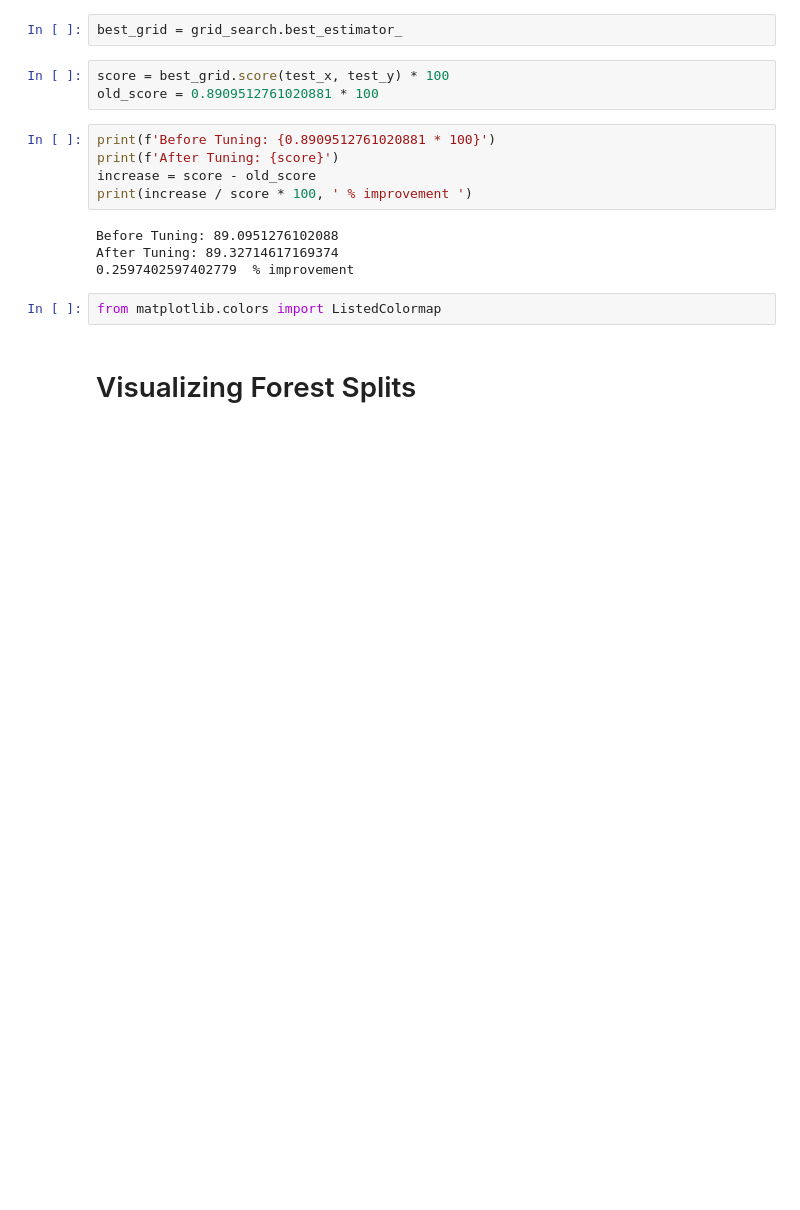
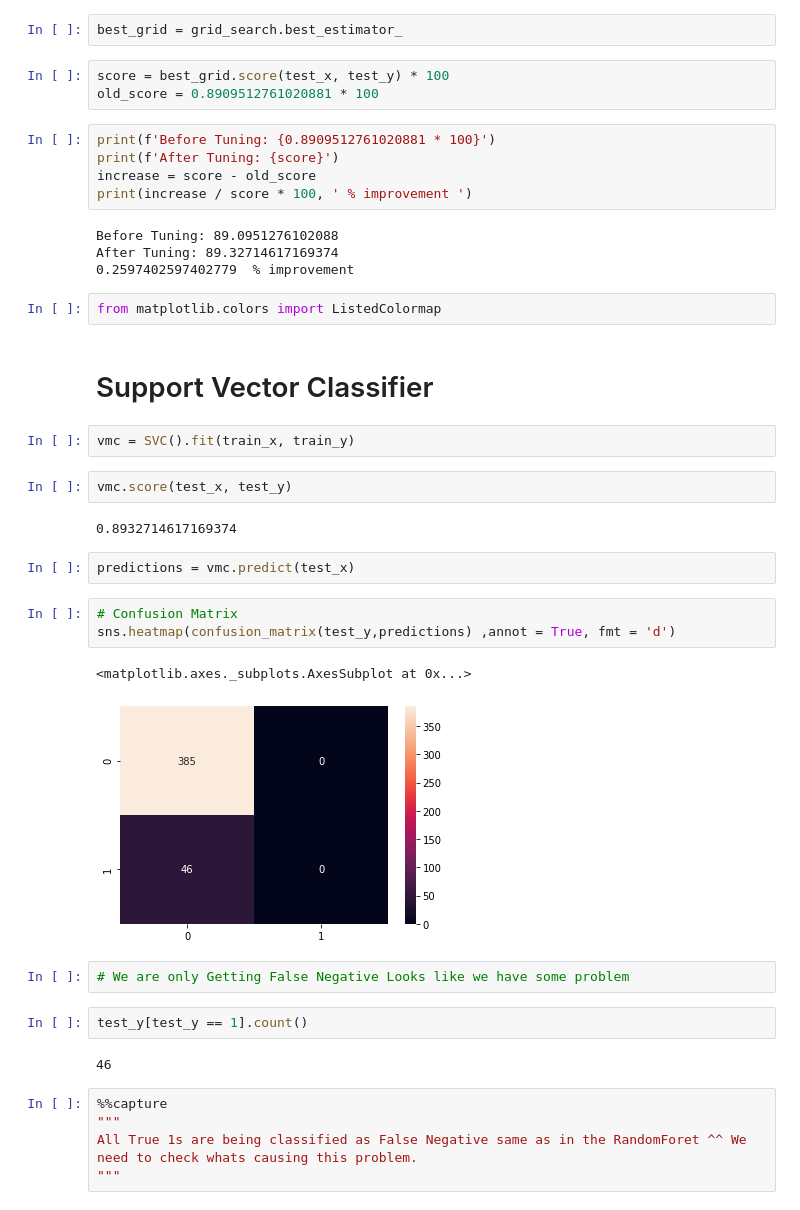
Before and after one commit to RozySky/Machine-Learning-Gizmoz, a Jupyter notebook: Good Or Bad.ipynb, the cells around one changed output. Cells and saved outputs as stored; diff of their text form; blank space fills up the shorter version.

```diff
--- a/Good Or Bad.ipynb
+++ b/Good Or Bad.ipynb
@@ -459,5 +462,30 @@ After Tuning: 89.32714617169374
 0.2597402597402779  % improvement
 # %%
 from matplotlib.colors import ListedColormap
-# %% [markdown]
-# Visualizing Forest Splits
+# %% [markdown]
+# Support Vector Classifier
+# %%
+vmc = SVC().fit(train_x, train_y)
+# %%
+vmc.score(test_x, test_y)
+# %% [output]
+0.8932714617169374
+# %%
+predictions = vmc.predict(test_x)
+# %%
+# Confusion Matrix
+sns.heatmap(confusion_matrix(test_y,predictions) ,annot = True, fmt = 'd')
+# %% [output]
+<matplotlib.axes._subplots.AxesSubplot at 0x...>
+[figure, added]
+# %%
+# We are only Getting False Negative Looks like we have some problem
+# %%
+test_y[test_y == 1].count()
+# %% [output]
+46
+# %%
+%%capture
+"""
+All True 1s are being classified as False Negative same as in the RandomForet ^^ We need to check whats causing this problem.
+"""
```
Also changed, not shown: parts of 16 cells of this notebook.
